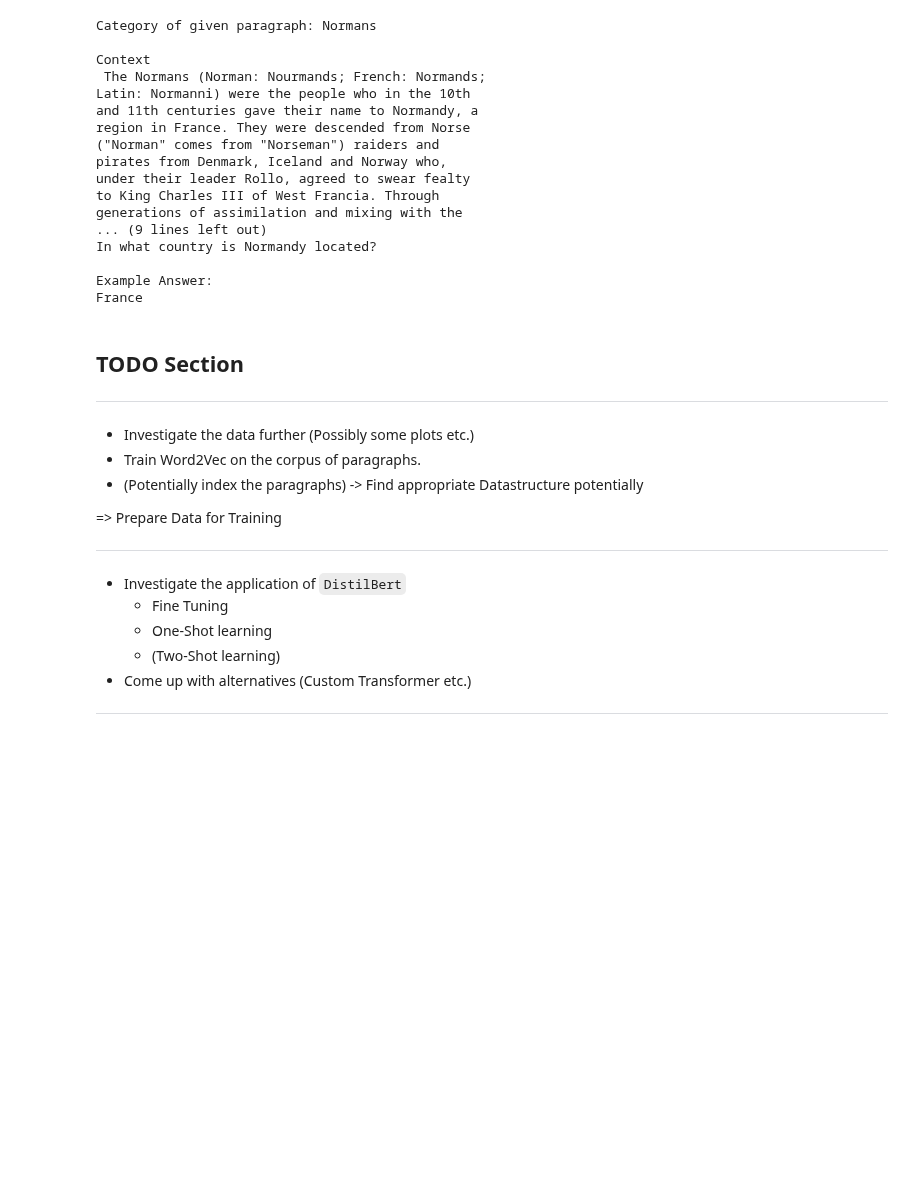
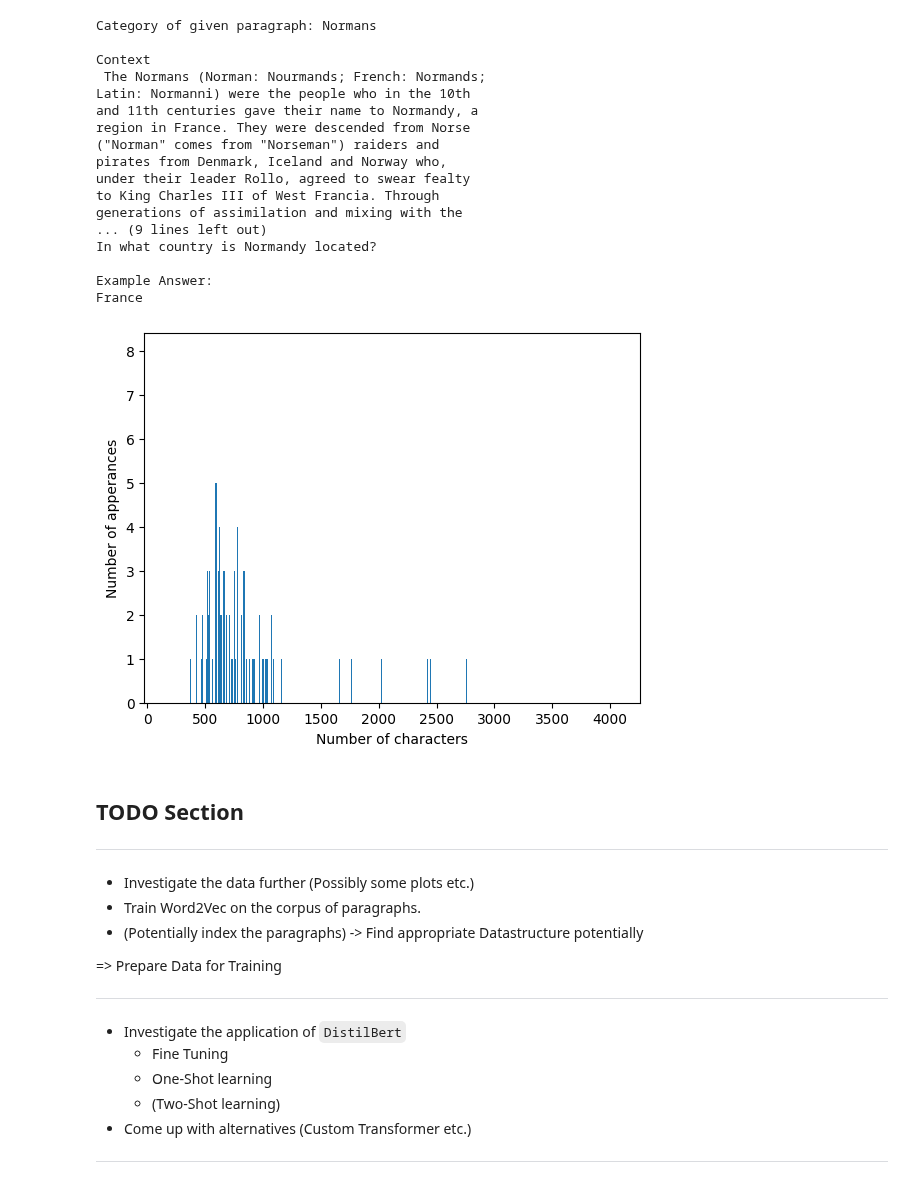
Before and after one commit to patrikrac/NLP_SQuAD2.0, a Jupyter notebook: ATML_Project2.ipynb, the cells around one changed output. Cells and saved outputs as stored; diff of their text form; code cells hidden in the pictures; blank space fills up the shorter version.

Commit message:
Some additions to the data exploration

```diff
--- a/ATML_Project2.ipynb
+++ b/ATML_Project2.ipynb
@@ -121,6 +153,36 @@ In what country is Normandy located?
 
 Example Answer:
 France
+# %%
+# We will now create a list with pairs (Title, Question, Paragraph, Answers)
+data_list = list()
+categories = list()
+paragraphs = list()
+questions = list()
+
+for _, row in dev_dataframe.iterrows():
+  categories.append(row["data"]["title"])
+  for p in row["data"]["paragraphs"]:
+    paragraphs.append(p["context"])
+    for q in p["qas"]:
+      questions.append(q["question"])
+      data_list.append((row["data"]["title"], q, p["context"], q["answers"]))
+# %%
+paragraph_len_dict = dict()
+for p in paragraphs:
+  lp = len(p)
+  if lp not in paragraph_len_dict:
+    paragraph_len_dict[lp] = 1
+  else:
+    paragraph_len_dict[lp] += 1
+
+plt.bar(paragraph_len_dict.keys(), paragraph_len_dict.values(), align='center')
+plt.xlabel("Number of characters")
+plt.ylabel("Number of apperances")
+#plt.savefig("len_distribution.png")
+plt.show()
+# %% [output]
+[figure, added]
 # %% [markdown]
 ## TODO Section
 ---
```
Also changed, not shown: parts of 6 cells of this notebook.
